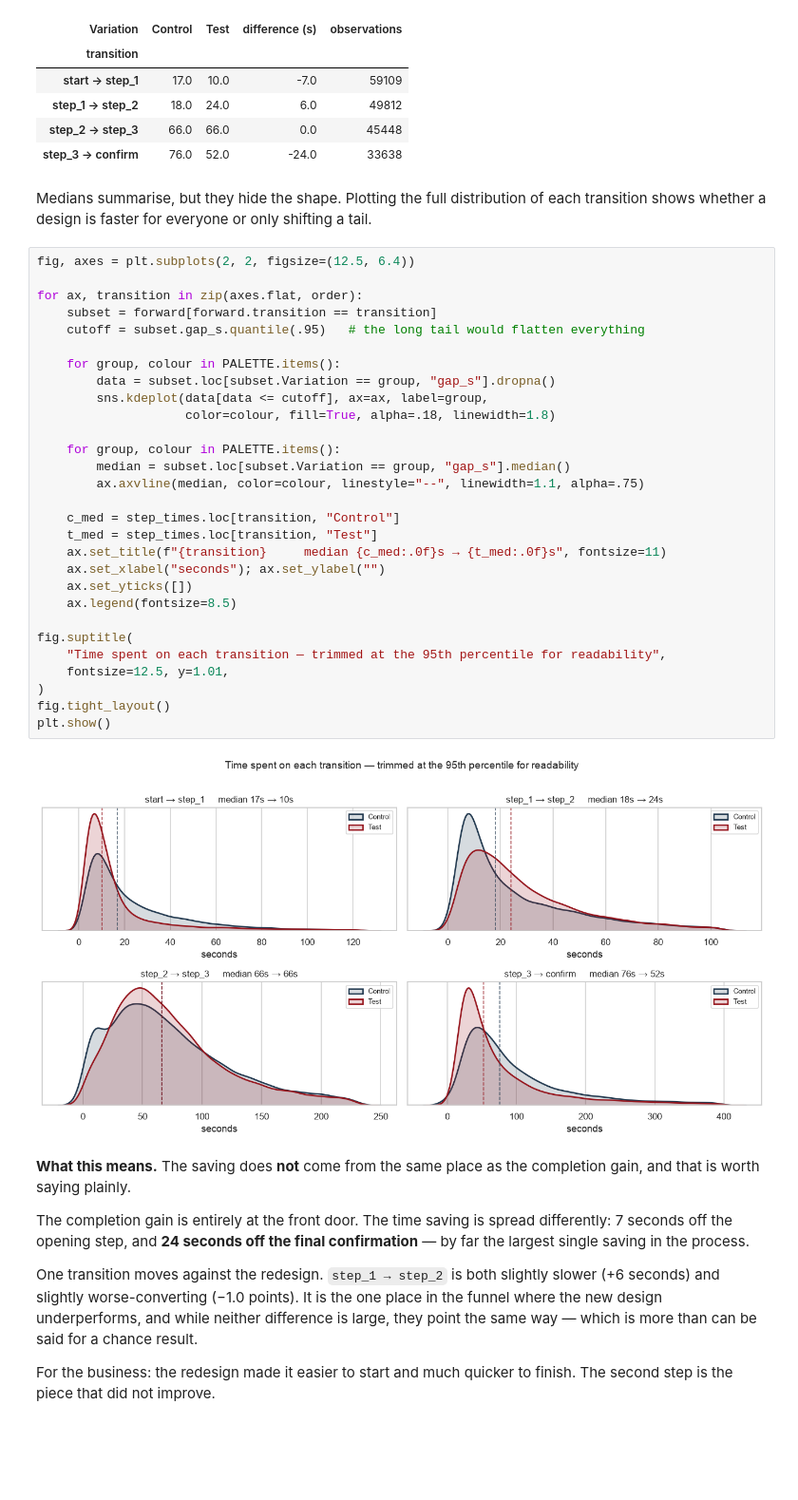
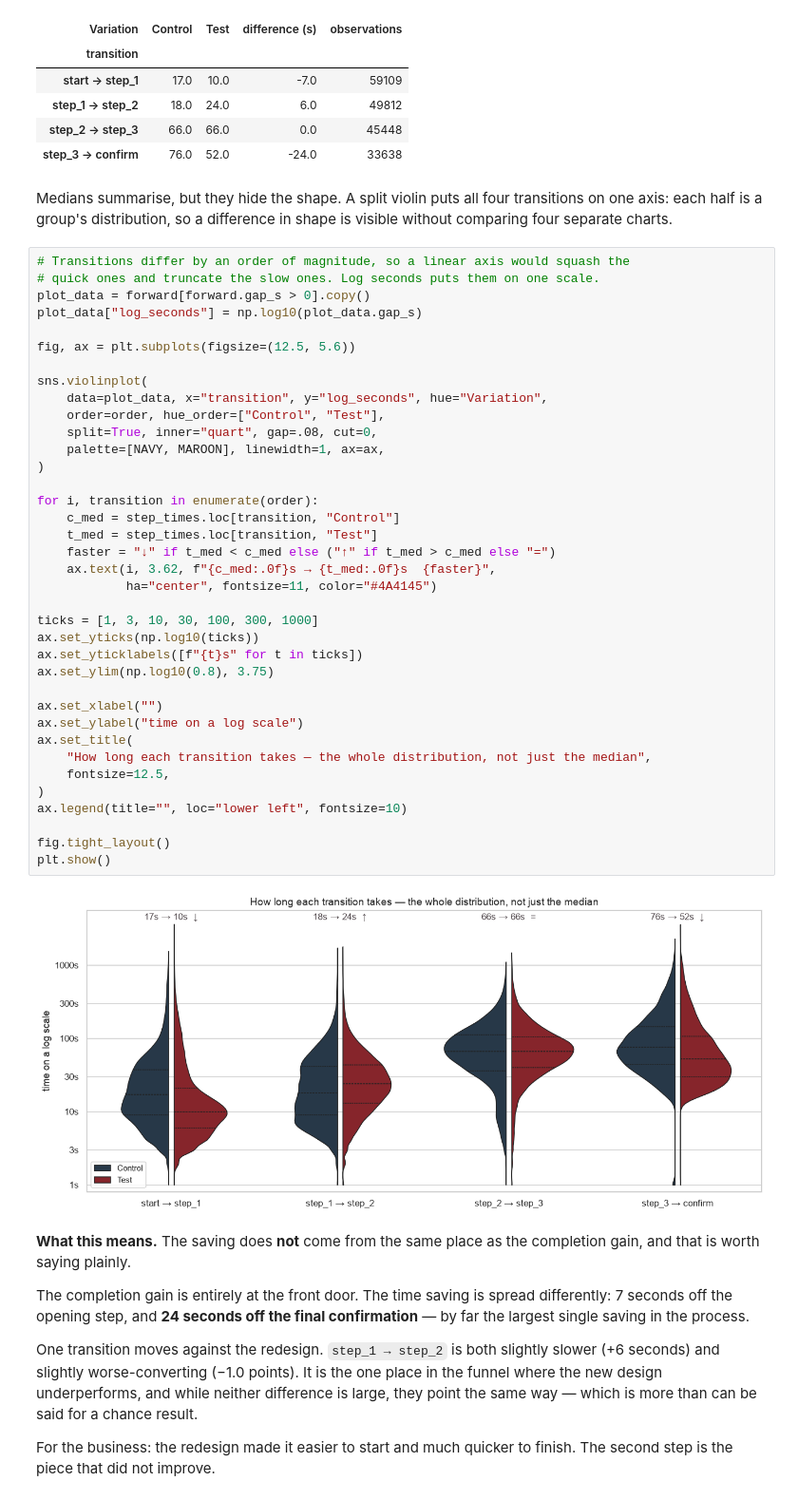
Before and after one commit to aroaxinping/vanguard-ab-test, a Jupyter notebook: notebooks/4.0-aroa-ab-testing.ipynb, the cells around one changed output. Shown at 95% size. Saved outputs shown, nothing was run; the diff lists cells and outputs as text; blank space fills up the shorter version.

```diff
--- a/notebooks/4.0-aroa-ab-testing.ipynb
+++ b/notebooks/4.0-aroa-ab-testing.ipynb
@@ -311,41 +311,49 @@ step_times.round(1)
 | step_1 → step_2 | 18.0 | 24.0 | 6.0 | 49812 |
 | step_2 → step_3 | 66.0 | 66.0 | 0.0 | 45448 |
 | step_3 → confirm | 76.0 | 52.0 | -24.0 | 33638 |
-# %% [markdown]
-Medians summarise, but they hide the shape. Plotting the full distribution of
-each transition shows whether a design is faster for everyone or only shifting
-a tail.
-# %%
-fig, axes = plt.subplots(2, 2, figsize=(12.5, 6.4))
-
-for ax, transition in zip(axes.flat, order):
-    subset = forward[forward.transition == transition]
-    cutoff = subset.gap_s.quantile(.95)   # the long tail would flatten everything
-
-    for group, colour in PALETTE.items():
-        data = subset.loc[subset.Variation == group, "gap_s"].dropna()
-        sns.kdeplot(data[data <= cutoff], ax=ax, label=group,
-                    color=colour, fill=True, alpha=.18, linewidth=1.8)
-
-    for group, colour in PALETTE.items():
-        median = subset.loc[subset.Variation == group, "gap_s"].median()
-        ax.axvline(median, color=colour, linestyle="--", linewidth=1.1, alpha=.75)
-
-    c_med = step_times.loc[transition, "Control"]
-    t_med = step_times.loc[transition, "Test"]
-    ax.set_title(f"{transition}     median {c_med:.0f}s → {t_med:.0f}s", fontsize=11)
-    ax.set_xlabel("seconds"); ax.set_ylabel("")
-    ax.set_yticks([])
-    ax.legend(fontsize=8.5)
-
-fig.suptitle(
-    "Time spent on each transition — trimmed at the 95th percentile for readability",
-    fontsize=12.5, y=1.01,
-)
-fig.tight_layout()
-plt.show()
-# %% [output]
-[figure, removed]
+# %% [markdown]
+Medians summarise, but they hide the shape. A split violin puts all four
+transitions on one axis: each half is a group's distribution, so a difference
+in shape is visible without comparing four separate charts.
+# %%
+# Transitions differ by an order of magnitude, so a linear axis would squash the
+# quick ones and truncate the slow ones. Log seconds puts them on one scale.
+plot_data = forward[forward.gap_s > 0].copy()
+plot_data["log_seconds"] = np.log10(plot_data.gap_s)
+
+fig, ax = plt.subplots(figsize=(12.5, 5.6))
+
+sns.violinplot(
+    data=plot_data, x="transition", y="log_seconds", hue="Variation",
+    order=order, hue_order=["Control", "Test"],
+    split=True, inner="quart", gap=.08, cut=0,
+    palette=[NAVY, MAROON], linewidth=1, ax=ax,
+)
+
+for i, transition in enumerate(order):
+    c_med = step_times.loc[transition, "Control"]
+    t_med = step_times.loc[transition, "Test"]
+    faster = "↓" if t_med < c_med else ("↑" if t_med > c_med else "=")
+    ax.text(i, 3.62, f"{c_med:.0f}s → {t_med:.0f}s  {faster}",
+            ha="center", fontsize=11, color="#4A4145")
+
+ticks = [1, 3, 10, 30, 100, 300, 1000]
+ax.set_yticks(np.log10(ticks))
+ax.set_yticklabels([f"{t}s" for t in ticks])
+ax.set_ylim(np.log10(0.8), 3.75)
+
+ax.set_xlabel("")
+ax.set_ylabel("time on a log scale")
+ax.set_title(
+    "How long each transition takes — the whole distribution, not just the median",
+    fontsize=12.5,
+)
+ax.legend(title="", loc="lower left", fontsize=10)
+
+fig.tight_layout()
+plt.show()
+# %% [output]
+[figure, added]
 # %% [markdown]
 **What this means.** The saving does **not** come from the same place as the
 completion gain, and that is worth saying plainly.
```
Also changed, not shown: 1 other file.
